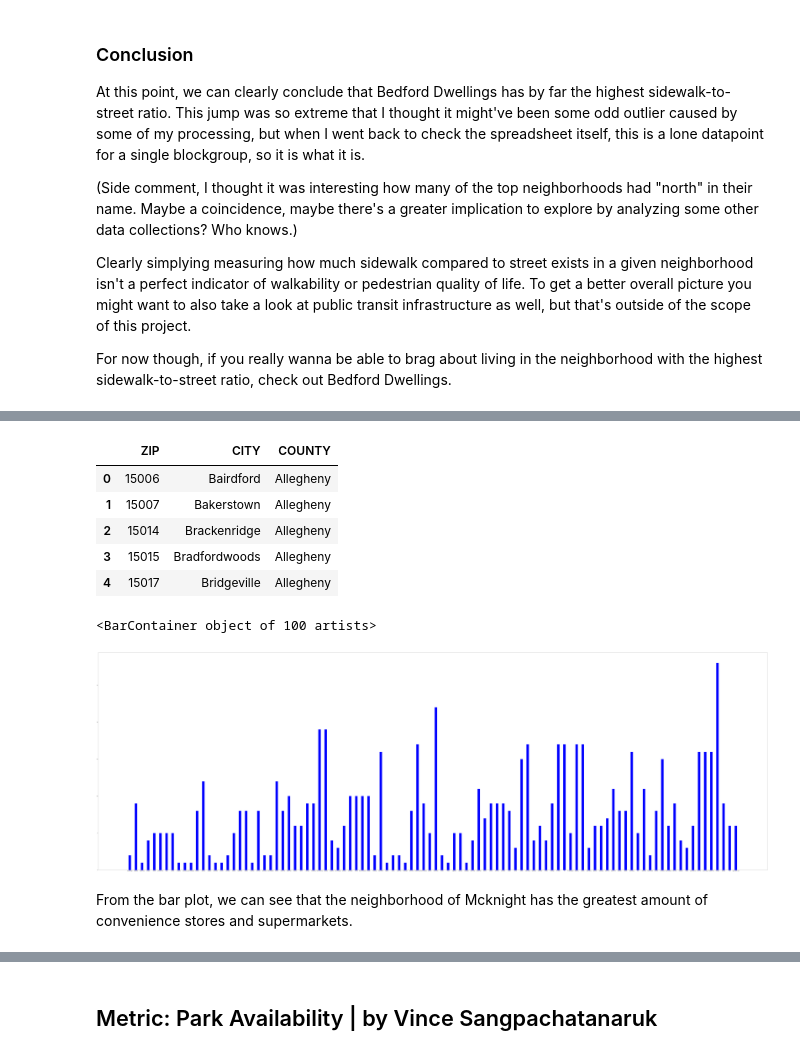
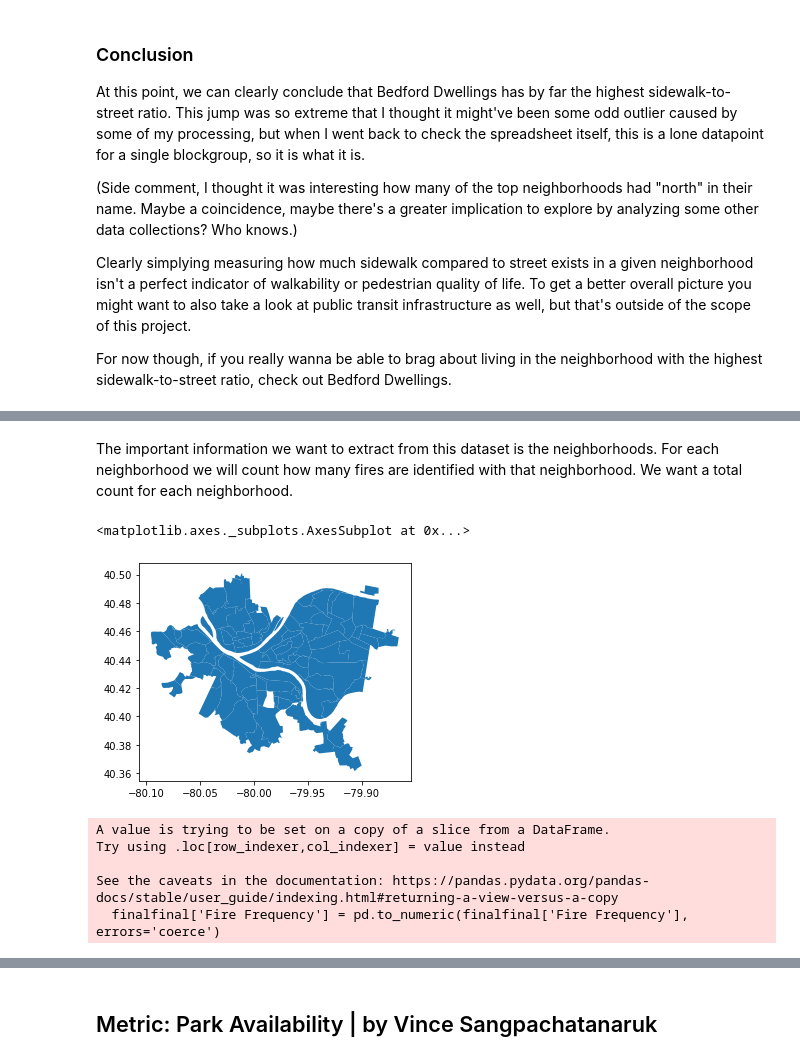
Before and after one commit to Sixces/Big-Ideas-FInal-Project, a Jupyter notebook: main.ipynb, the cells around one changed output, grey strips where cells are left out. Cells and saved outputs as stored; diff of their text form; code cells hidden in the pictures.

```diff
--- a/main.ipynb
+++ b/main.ipynb
@@ -178,32 +170,20 @@ zipbounds.plot()
-# %%
-fips = pd.read_csv("County - Allegheny County - Pennsylvnia.csv")
-fips.head()
-# %% [output]
-|  | ZIP | CITY | COUNTY |
-| 0 | 15006 | Bairdford | Allegheny |
-| 1 | 15007 | Bakerstown | Allegheny |
-| 2 | 15014 | Brackenridge | Allegheny |
-| 3 | 15015 | Bradfordwoods | Allegheny |
-| 4 | 15017 | Bridgeville | Allegheny |
-# %%
-Dict2={}
-Dict3={}
-barchart={}
-for index, row in fips.iterrows():
-    zipcode2 = row['ZIP']
-    city = row['CITY']
-    Dict2[zipcode2]=city
-    if zipcode2 in Dict:
-        barchart[Dict2[zipcode2]]=Dict[zipcode2]
-hoods = list(barchart.keys())
-values = list(barchart.values())
-fig = plt.figure(figsize = (150, 50))
-
-# creating the bar plot
-plt.bar(hoods, values, color ='blue',
-        width = 0.4)
-# %% [output]
-<BarContainer object of 100 artists>
-[figure, removed]
-# %% [markdown]
-From the bar plot, we can see that the neighborhood of Mcknight has the greatest amount of convenience stores and supermarkets.
+# %% [markdown]
+The important information we want to extract from this dataset is the neighborhoods. For each neighborhood we will count how many fires are identified with that neighborhood. We want a total count for each neighborhood.
+# %%
+neighborhoods=geopandas.read_file("Neighborhoods_.shp")
+neighborhoods.plot()
+# %% [output]
+<matplotlib.axes._subplots.AxesSubplot at 0x...>
+[figure, added]
+# %%
+finalfreq=pd.DataFrame(Dict.items())
+finalfreq.columns = ['Neighborhood', 'Fire Frequency']
+finalfinal=finalfreq.loc[1:,:]
+finalfinal['Fire Frequency'] = pd.to_numeric(finalfinal['Fire Frequency'], errors='coerce')
+finalfinal = finalfinal.dropna(subset=['Fire Frequency'])
+# %% [output]
+A value is trying to be set on a copy of a slice from a DataFrame.
+Try using .loc[row_indexer,col_indexer] = value instead
+
+See the caveats in the documentation: https://pandas.pydata.org/pandas-docs/stable/user_guide/indexing.html#returning-a-view-versus-a-copy
+  finalfinal['Fire Frequency'] = pd.to_numeric(finalfinal['Fire Frequency'], errors='coerce')
```
Also changed, not shown: parts of 14 cells of this notebook.
